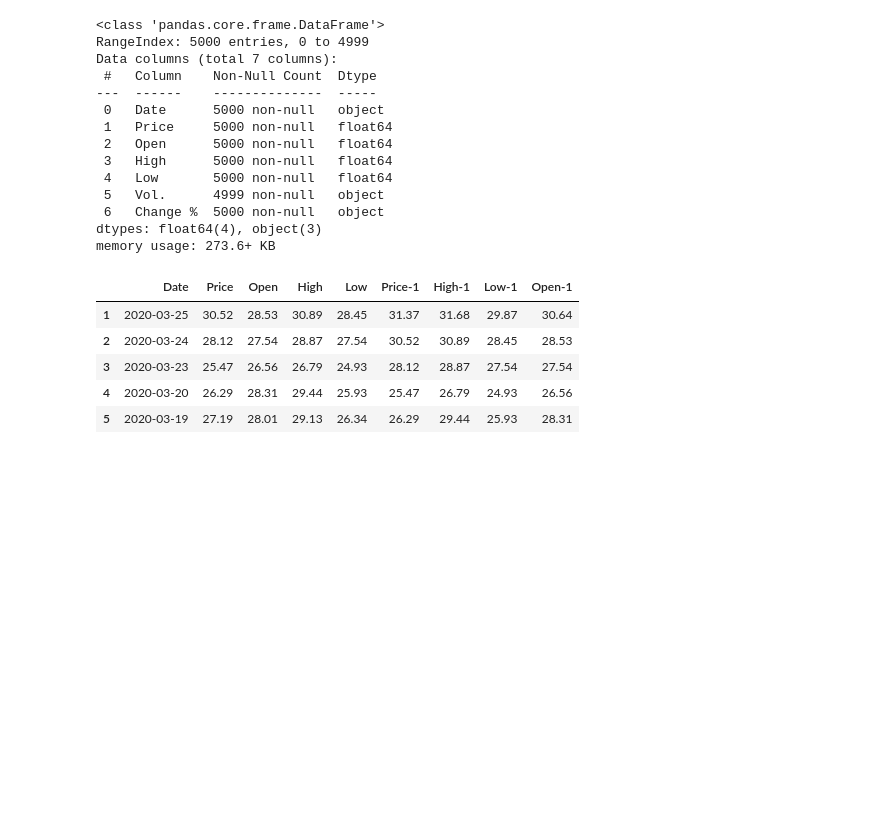
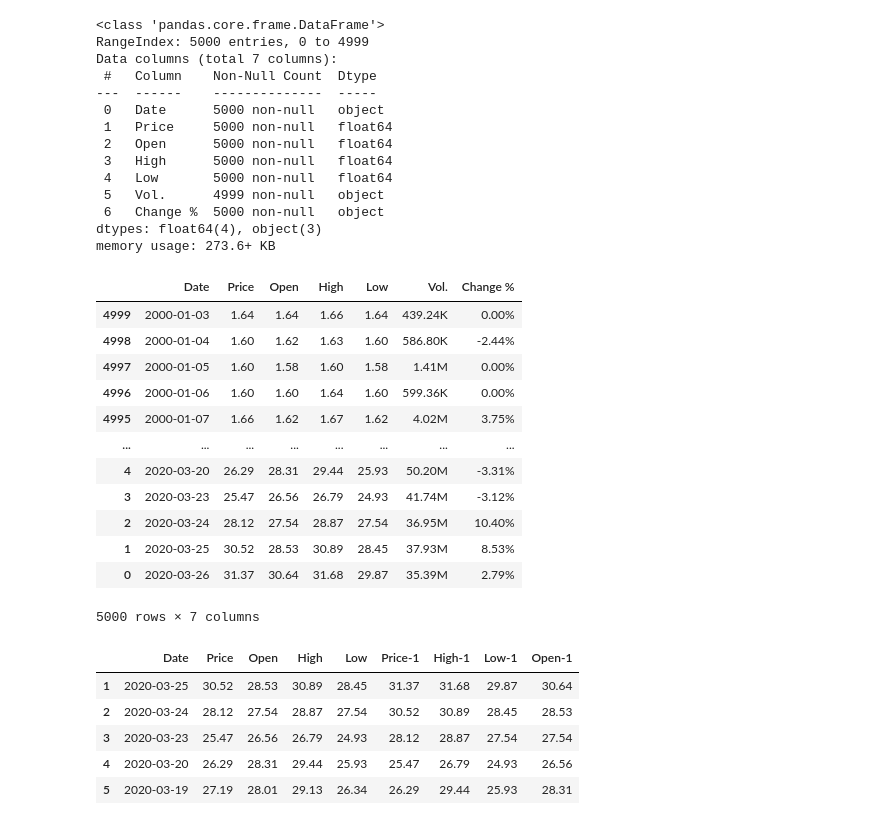
Before and after one commit to Joalivi/ichito-bova, a Jupyter notebook: features.ipynb, the cells around one changed output. Drawn from its saved outputs; the diff is of its cells as text; code cells hidden in the pictures; blank space fills up the shorter version.

```diff
--- a/features.ipynb
+++ b/features.ipynb
@@ -32,6 +32,21 @@ dtypes: float64(4), object(3)
 memory usage: 273.6+ KB
 # %%
 df['Date'] = pd.to_datetime(df['Date'])
+df.sort_values(by='Date')
+# %% [output]
+|  | Date | Price | Open | High | Low | Vol. | Change % |
+| 4999 | 2000-01-03 | 1.64 | 1.64 | 1.66 | 1.64 | 439.24K | 0.00% |
+| 4998 | 2000-01-04 | 1.60 | 1.62 | 1.63 | 1.60 | 586.80K | -2.44% |
+| 4997 | 2000-01-05 | 1.60 | 1.58 | 1.60 | 1.58 | 1.41M | 0.00% |
+| 4996 | 2000-01-06 | 1.60 | 1.60 | 1.64 | 1.60 | 599.36K | 0.00% |
+| 4995 | 2000-01-07 | 1.66 | 1.62 | 1.67 | 1.62 | 4.02M | 3.75% |
+| ... | ... | ... | ... | ... | ... | ... | ... |
+| 4 | 2020-03-20 | 26.29 | 28.31 | 29.44 | 25.93 | 50.20M | -3.31% |
+| 3 | 2020-03-23 | 25.47 | 26.56 | 26.79 | 24.93 | 41.74M | -3.12% |
+| 2 | 2020-03-24 | 28.12 | 27.54 | 28.87 | 27.54 | 36.95M | 10.40% |
+| 1 | 2020-03-25 | 30.52 | 28.53 | 30.89 | 28.45 | 37.93M | 8.53% |
+| 0 | 2020-03-26 | 31.37 | 30.64 | 31.68 | 29.87 | 35.39M | 2.79% |
+5000 rows × 7 columns
 # %%
 df['Price-1'] = df['Price'].shift()
 df['High-1'] = df['High'].shift()
```
Also changed, not shown: 2 other files.
